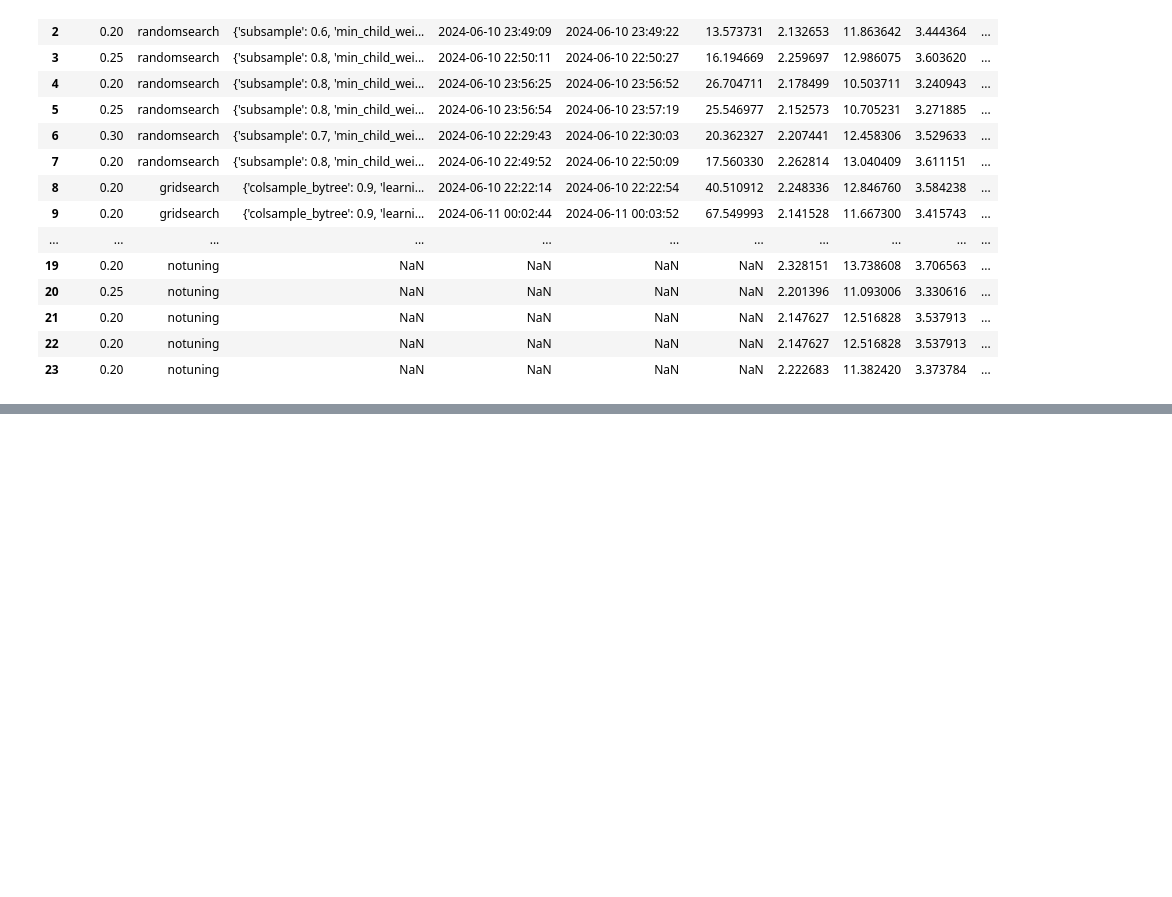
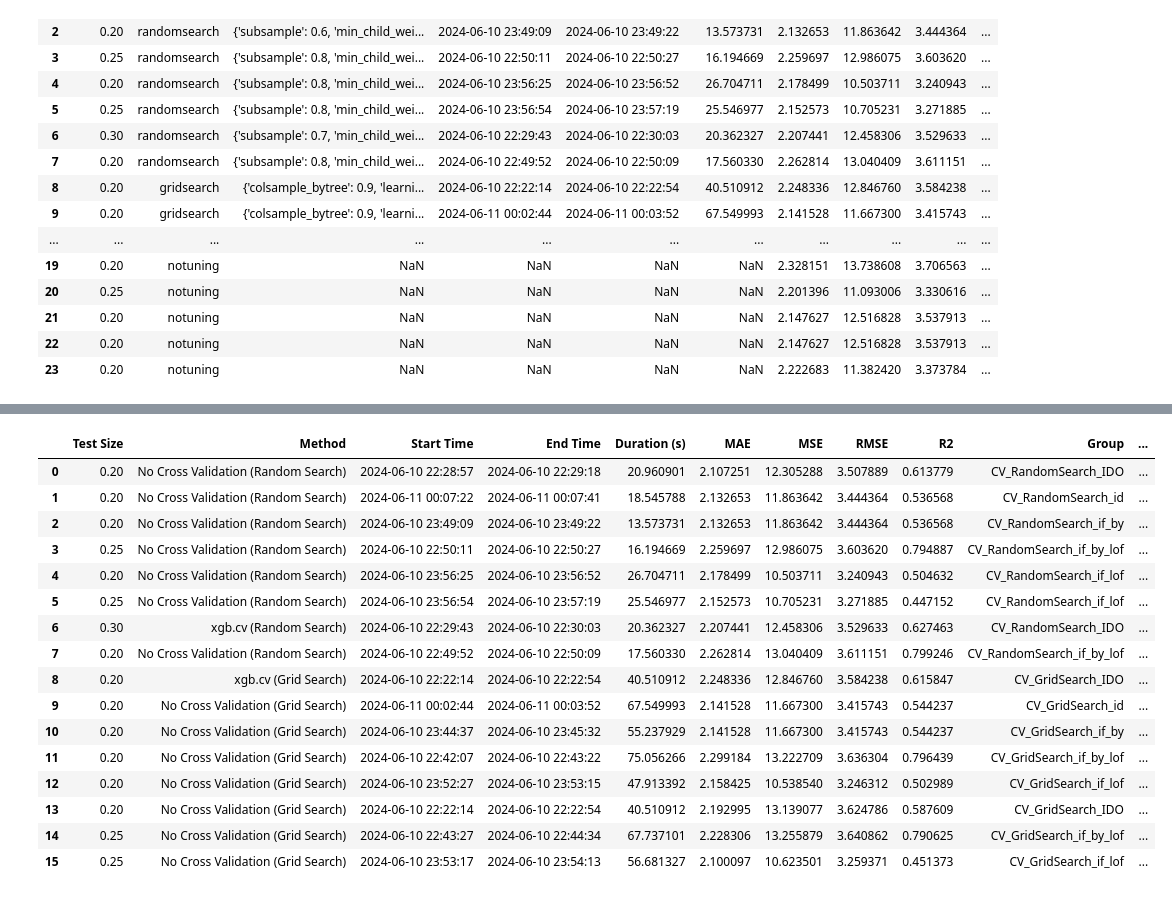
Before and after one commit to roniwahyu/outlier-detection2024, a Jupyter notebook: 01.Dataset-Rofiqul/Ujicoba4-08062024/09_09_1_N2O_Agriculture_ResultComparison1.ipynb, the cells around one changed output, grey strips where cells are left out. Saved outputs shown, nothing was run; the diff lists cells and outputs as text; code cells hidden in the pictures; blank space fills up the shorter version.

```diff
--- a/01.Dataset-Rofiqul/Ujicoba4-08062024/09_09_1_N2O_Agriculture_ResultComparison1.ipynb
+++ b/01.Dataset-Rofiqul/Ujicoba4-08062024/09_09_1_N2O_Agriculture_ResultComparison1.ipynb
@@ -195,0 +268,72 @@ best_evaluations_df
+# %%
+import pandas as pd
+import numpy as np
+
+# Definisikan file path untuk setiap metode tuning
+file_paths = {
+    'randomsearch': 'hasil/uji4/combined_xgboost_evaluations_with_group_randomsearch.csv',
+    'gridsearch': 'hasil/uji4/combined_xgboost_evaluations_with_group_gridsearch.csv',
+    'notuning': 'hasil/uji4/combined_xgboost_evaluations_with_group_notuning.csv'
+}
+
+# Metode untuk menyimpan hasil evaluasi terbaik
+summary_data = {}
+
+# Metrik evaluasi yang akan digunakan
+metrics = ['MSE', 'RMSE', 'MAE', 'R2']
+
+# Load dan proses setiap file metode tuning
+for method_group, file_path in file_paths.items():
+    try:
+        # Load data
+        data = pd.read_csv(file_path)
+        # Hapus kolom 'B'
+
+        data = data.drop('Best Params', axis=1)
+
+        data
+        # Simpan evaluasi terbaik untuk setiap metrik
+        best_evaluations = {}
+
+        for metric in metrics:
+            if metric in data.columns:
+                # Temukan baris dengan nilai terbaik (min untuk error, max untuk R2)
+                if metric == 'R2':
+                    best_evaluations[metric] = data.loc[data.groupby('Group')[metric].idxmax()]
+                else:
+                    best_evaluations[metric] = data.loc[data.groupby('Group')[metric].idxmin()]
+
+        # Kombinasikan hasil terbaik dalam satu DataFrame
+        best_evaluations_df = pd.concat(best_evaluations.values()).drop_duplicates().reset_index(drop=True)
+
+        # Tambahkan kolom untuk metode group
+        best_evaluations_df['MethodGroup'] = method_group
+
+        # Simpan hasil terbaik ke dalam summary data
+        summary_data[method_group] = best_evaluations_df
+
+    except Exception as e:
+        print(f"Error processing {file_path}: {e}")
+
+# Gabungkan semua summary dalam satu DataFrame
+summary_df = pd.concat(summary_data.values(), ignore_index=True)
+
+# Hitung rata-rata metrik evaluasi untuk setiap metode
+average_metrics = summary_df.groupby('MethodGroup')[metrics].mean()
+
+# Tampilkan hasil rata-rata untuk setiap metode tuning
+print(average_metrics)
+average_metrics
+
+# Tentukan metode terbaik berdasarkan nilai rata-rata (lebih rendah lebih baik kecuali R2)
+best_method = average_metrics.idxmin() if 'R2' not in average_metrics.columns else average_metrics.idxmax()
+print("\nMetode terbaik berdasarkan rata-rata metrik evaluasi:")
+print(best_method)
+
+# Simpan hasil summary ke file CSV
+summary_file_path = 'hasil/uji4/09091_0_average_score_evaluation_summary.csv'
+summary_df.to_csv(summary_file_path, index=False)
+
+print(f"Hasil summary disimpan ke file: {summary_file_path}")
+summary_df
+# %% [output]
@@ -195,0 +353,17 @@ best_evaluations_df
+|  | Test Size | Method | Start Time | End Time | Duration (s) | MAE | MSE | RMSE | R2 | Group | ... |
+| 0 | 0.20 | No Cross Validation (Random Search) | 2024-06-10 22:28:57 | 2024-06-10 22:29:18 | 20.960901 | 2.107251 | 12.305288 | 3.507889 | 0.613779 | CV_RandomSearch_IDO | ... |
+| 1 | 0.20 | No Cross Validation (Random Search) | 2024-06-11 00:07:22 | 2024-06-11 00:07:41 | 18.545788 | 2.132653 | 11.863642 | 3.444364 | 0.536568 | CV_RandomSearch_id | ... |
+| 2 | 0.20 | No Cross Validation (Random Search) | 2024-06-10 23:49:09 | 2024-06-10 23:49:22 | 13.573731 | 2.132653 | 11.863642 | 3.444364 | 0.536568 | CV_RandomSearch_if_by | ... |
+| 3 | 0.25 | No Cross Validation (Random Search) | 2024-06-10 22:50:11 | 2024-06-10 22:50:27 | 16.194669 | 2.259697 | 12.986075 | 3.603620 | 0.794887 | CV_RandomSearch_if_by_lof | ... |
+| 4 | 0.20 | No Cross Validation (Random Search) | 2024-06-10 23:56:25 | 2024-06-10 23:56:52 | 26.704711 | 2.178499 | 10.503711 | 3.240943 | 0.504632 | CV_RandomSearch_if_lof | ... |
+| 5 | 0.25 | No Cross Validation (Random Search) | 2024-06-10 23:56:54 | 2024-06-10 23:57:19 | 25.546977 | 2.152573 | 10.705231 | 3.271885 | 0.447152 | CV_RandomSearch_if_lof | ... |
+| 6 | 0.30 | xgb.cv (Random Search) | 2024-06-10 22:29:43 | 2024-06-10 22:30:03 | 20.362327 | 2.207441 | 12.458306 | 3.529633 | 0.627463 | CV_RandomSearch_IDO | ... |
+| 7 | 0.20 | No Cross Validation (Random Search) | 2024-06-10 22:49:52 | 2024-06-10 22:50:09 | 17.560330 | 2.262814 | 13.040409 | 3.611151 | 0.799246 | CV_RandomSearch_if_by_lof | ... |
+| 8 | 0.20 | xgb.cv (Grid Search) | 2024-06-10 22:22:14 | 2024-06-10 22:22:54 | 40.510912 | 2.248336 | 12.846760 | 3.584238 | 0.615847 | CV_GridSearch_IDO | ... |
+| 9 | 0.20 | No Cross Validation (Grid Search) | 2024-06-11 00:02:44 | 2024-06-11 00:03:52 | 67.549993 | 2.141528 | 11.667300 | 3.415743 | 0.544237 | CV_GridSearch_id | ... |
+| 10 | 0.20 | No Cross Validation (Grid Search) | 2024-06-10 23:44:37 | 2024-06-10 23:45:32 | 55.237929 | 2.141528 | 11.667300 | 3.415743 | 0.544237 | CV_GridSearch_if_by | ... |
+| 11 | 0.20 | No Cross Validation (Grid Search) | 2024-06-10 22:42:07 | 2024-06-10 22:43:22 | 75.056266 | 2.299184 | 13.222709 | 3.636304 | 0.796439 | CV_GridSearch_if_by_lof | ... |
+| 12 | 0.20 | No Cross Validation (Grid Search) | 2024-06-10 23:52:27 | 2024-06-10 23:53:15 | 47.913392 | 2.158425 | 10.538540 | 3.246312 | 0.502989 | CV_GridSearch_if_lof | ... |
+| 13 | 0.20 | No Cross Validation (Grid Search) | 2024-06-10 22:22:14 | 2024-06-10 22:22:54 | 40.510912 | 2.192995 | 13.139077 | 3.624786 | 0.587609 | CV_GridSearch_IDO | ... |
+| 14 | 0.25 | No Cross Validation (Grid Search) | 2024-06-10 22:43:27 | 2024-06-10 22:44:34 | 67.737101 | 2.228306 | 13.255879 | 3.640862 | 0.790625 | CV_GridSearch_if_by_lof | ... |
+| 15 | 0.25 | No Cross Validation (Grid Search) | 2024-06-10 23:53:17 | 2024-06-10 23:54:13 | 56.681327 | 2.100097 | 10.623501 | 3.259371 | 0.451373 | CV_GridSearch_if_lof | ... |
```
Also changed, not shown: parts of 5 cells of this notebook, 10 other files.
